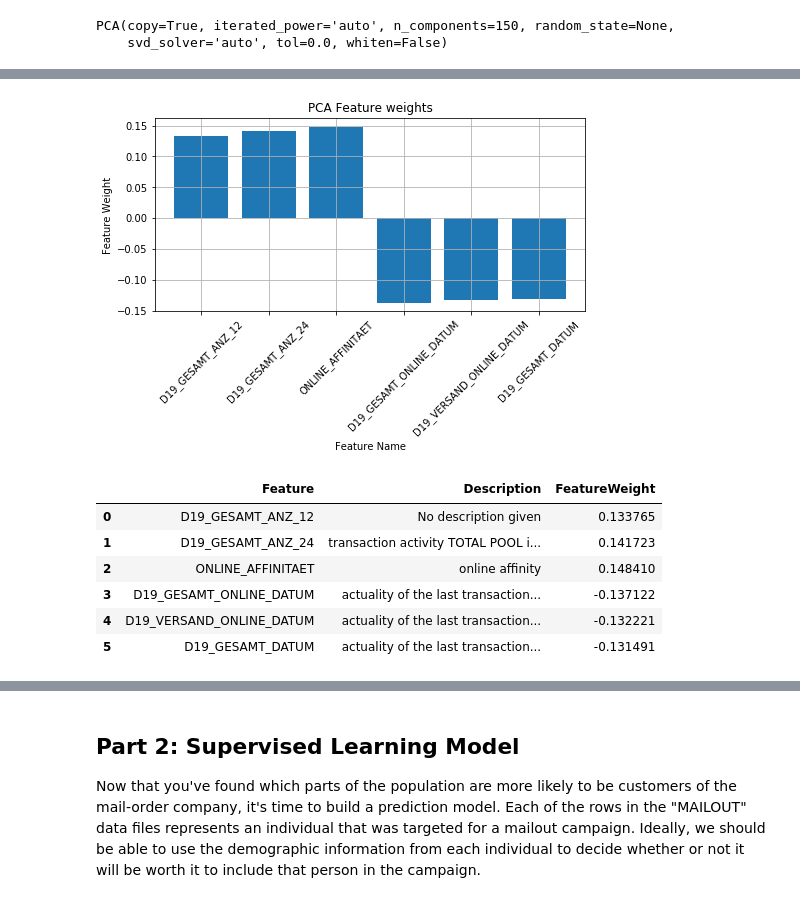
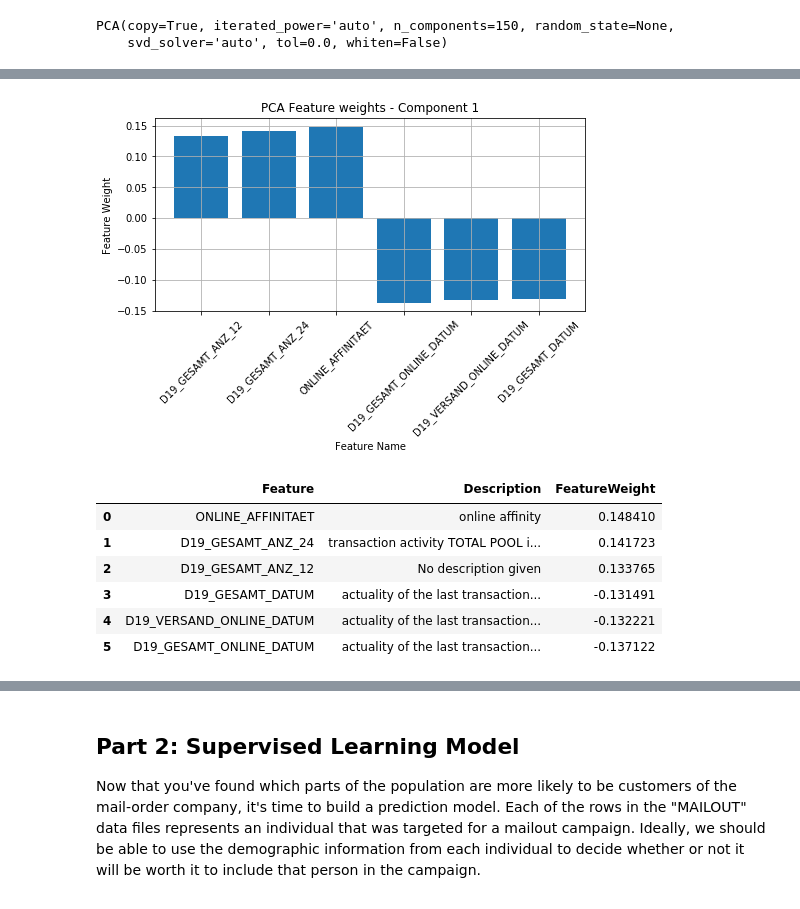
Before and after one commit to pranaymodukuru/Bertelsmann-Arvato-customer-segmentation, a Jupyter notebook: Arvato Project Workbook.ipynb, the cells around one changed output, grey strips where cells are left out. Cells and saved outputs as stored; diff of their text form; code cells hidden in the pictures.

```diff
--- a/Arvato Project Workbook.ipynb
+++ b/Arvato Project Workbook.ipynb
@@ -1187,7 +1189,7 @@ def plot_feature_weights(df, pca, attributes_info, dimension, n_weights = 5, fig
 
     component_info = {"Feature":feat_names, "Description":feat_descs, "FeatureWeight":feat_weights}
     component_info = pd.DataFrame(component_info)
-
+    component_info.sort_values("FeatureWeight", inplace=True, ascending=False, ignore_index=True)
 
     fig = plt.figure(figsize=figsize)
 
@@ -1195,7 +1197,7 @@ def plot_feature_weights(df, pca, attributes_info, dimension, n_weights = 5, fig
     ax.bar(feat_names, feat_weights)
     ax.set_ylabel("Feature Weight")
     ax.set_xlabel("Feature Name")
-    ax.set_title("PCA Feature weights")
+    ax.set_title("PCA Feature weights - Component {}".format(dimension))
     for tick in ax.get_xticklabels():
         tick.set_rotation(45)
     ax.grid()
@@ -1220,11 +1230,12 @@ plot_feature_weights(azdias, pca_azdias, attributes_info, 0, 3)
 # %%
-plot_feature_weights(azdias, pca_azdias, attributes_info, 1, 3)
+component_1_info = plot_feature_weights(azdias, pca_azdias, attributes_info, 1, 3)
+component_1_info.head(10)
 # %% [output]
-[figure, old version]
+[figure, new version]
 |  | Feature | Description | FeatureWeight |
-| 0 | D19_GESAMT_ANZ_12 | No description given | 0.133765 |
+| 0 | ONLINE_AFFINITAET | online affinity | 0.148410 |
 | 1 | D19_GESAMT_ANZ_24 | transaction activity TOTAL POOL i... | 0.141723 |
-| 2 | ONLINE_AFFINITAET | online affinity | 0.148410 |
-| 3 | D19_GESAMT_ONLINE_DATUM | actuality of the last transaction... | -0.137122 |
+| 2 | D19_GESAMT_ANZ_12 | No description given | 0.133765 |
+| 3 | D19_GESAMT_DATUM | actuality of the last transaction... | -0.131491 |
 | 4 | D19_VERSAND_ONLINE_DATUM | actuality of the last transaction... | -0.132221 |
-| 5 | D19_GESAMT_DATUM | actuality of the last transaction... | -0.131491 |
+| 5 | D19_GESAMT_ONLINE_DATUM | actuality of the last transaction... | -0.137122 |
```
Also changed, not shown: parts of 16 cells of this notebook.
